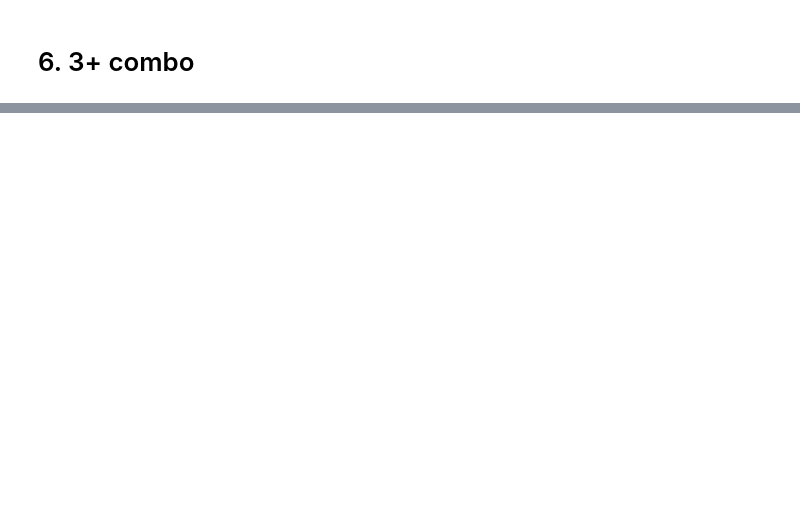
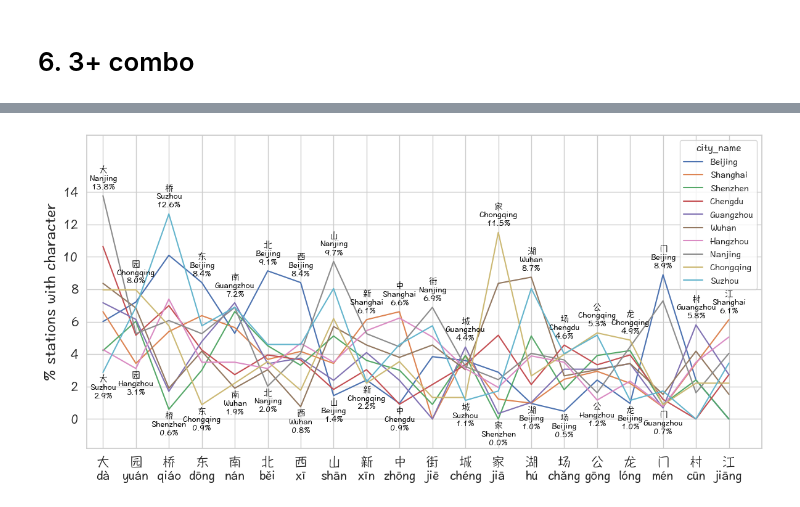
Before and after one commit to srcole/mandarin_data, a Jupyter notebook: 01_metro_stations/03_wikipedia_scrape_all.ipynb, the cells around one changed output, grey strips where cells are left out. Saved outputs shown, nothing was run; the diff lists cells and outputs as text; code cells hidden in the pictures; blank space fills up the shorter version.

```diff
--- a/01_metro_stations/03_wikipedia_scrape_all.ipynb
+++ b/01_metro_stations/03_wikipedia_scrape_all.ipynb
@@ -504,0 +650,16 @@ plt.savefig('./character_rankings_15metros_3char.png')
+# %%
+# Most popular characters, variance by city
+N_CHAR = 20
+top_char = char_counts.head(N_CHAR+1)['char'].values[1:]
+print(top_char)
+
+N_CITIES = 10
+top_cities = df_n_stations_by_city.sort_values('city_n_stations_total', ascending=False).head(N_CITIES)['city_name'].values
+print(top_cities)
+
+df_plt = df_char_rankings_by_city_enr[
+    (df_char_rankings_by_city_enr['char'].isin(top_char)) & (df_char_rankings_by_city_enr['city_name'].isin(top_cities))
+    ]
+df_plt['percent_station'] = df_plt['frac_station'] * 100
+df_plt = df_plt.merge(char_counts[['char', 'count']].rename(columns={'count': 'count_all_cities'}), on='char')
+df_plt.sample(5)
@@ -504,0 +682,42 @@ plt.savefig('./character_rankings_15metros_3char.png')
+# %%
+# y = city; x = fraction of stations; color = character
+df_plt = df_plt.sort_values(['city_n_stations_total', 'count_all_cities'], ascending=False)
+df_plt['char_pinyin2'] = df_plt.apply(lambda row: f"{row['char']}\n{row['pinyin']}", axis=1)
+df_plt['city_rank_for_char'] = df_plt.groupby('char')['frac_station'] \
+                                  .rank(ascending=False, method='dense') \
+                                  .astype(int)
+
+plt.rcParams['font.family'] = 'Hannotate SC'
+plt.figure(figsize=(12, 6))
+g = sns.lineplot(data=df_plt, y="percent_station", x="char_pinyin2", hue="city_name")
+plt.xlabel('')
+plt.ylabel(f'% stations with character', size=18)
+plt.xticks(fontsize=15)
+plt.yticks(np.arange(0,16,2), fontsize=15)
+plt.ylim((-1.8,17.5))
+plt.xlim((-.5,N_CHAR))
+
+# Add text for most extreme points
+for index, row in df_plt.iterrows():
+    if row['city_rank_for_char'] == 1:
+        g.text(x=row['char_pinyin2'],
+            y=row['percent_station']+.4,
+            s=f"{row['char']}\n{row['city_name']}\n{row['percent_station']:.1f}%",
+            color='black',
+            ha="center",
+            size=10)
+
+    if row['city_rank_for_char'] == 10:
+        g.text(x=row['char_pinyin2'],
+            y=row['percent_station']-1.6,
+            s=f"{row['char']}\n{row['city_name']}\n{row['percent_station']:.1f}%",
+            color='black',
+            ha="center",
+            size=10)
+
+
+# Save
+plt.tight_layout()
+plt.savefig(f'./plots/metro_char_comparison_by_city.png')
+# %% [output]
+[figure, added]
```
Also changed, not shown: parts of 30 cells of this notebook, 15 other files.
